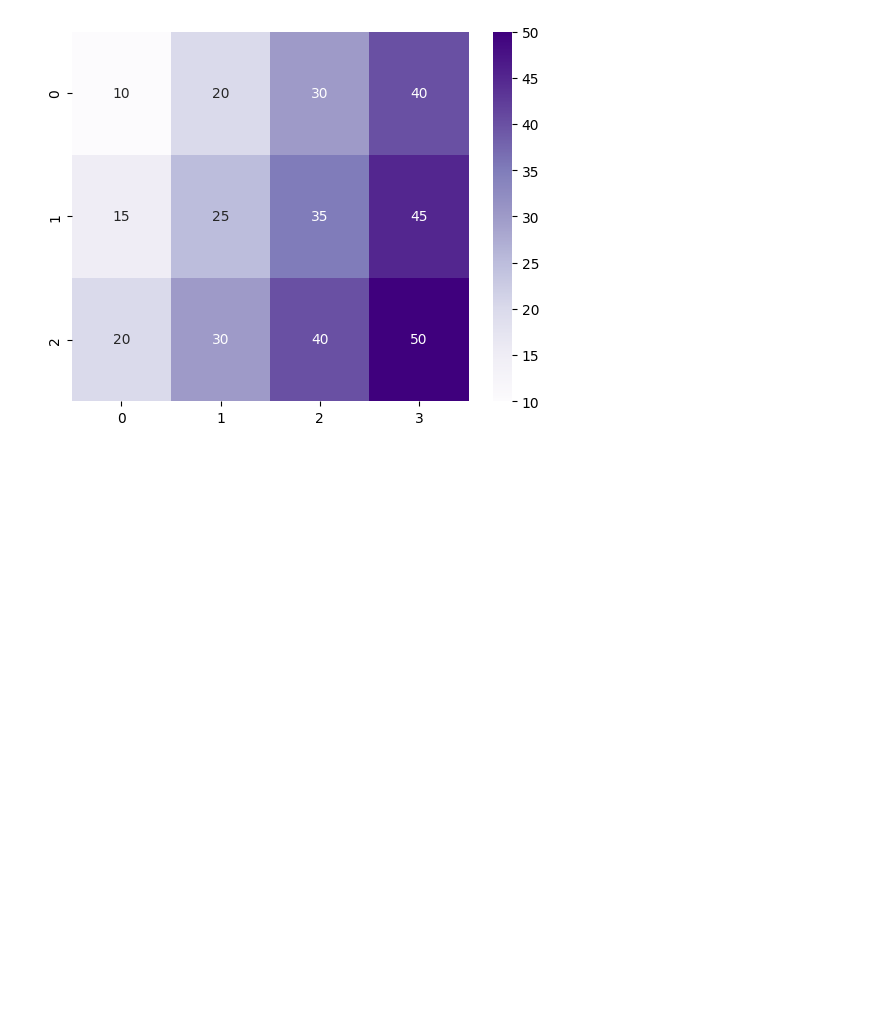
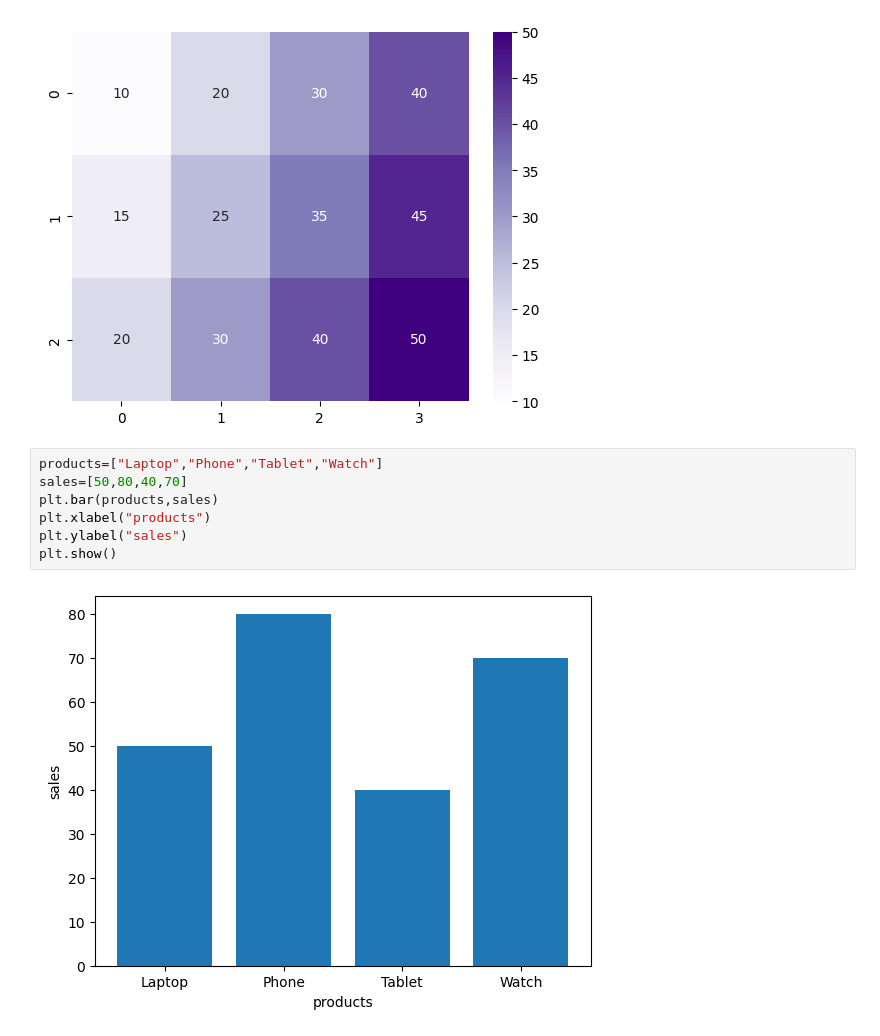
Before and after one commit to Althafvm/Data-science, a Jupyter notebook: SEABORN.ipynb, the cells around one changed output. Cells and saved outputs as stored; diff of their text form; blank space fills up the shorter version.

```diff
--- a/SEABORN.ipynb
+++ b/SEABORN.ipynb
@@ -82,3 +82,12 @@ sns.heatmap(sales,annot=True,cmap="Purples")
 plt.show()
 # %% [output]
 [figure]
+# %%
+products=["Laptop","Phone","Tablet","Watch"]
+sales=[50,80,40,70]
+plt.bar(products,sales)
+plt.xlabel("products")
+plt.ylabel("sales")
+plt.show()
+# %% [output]
+[figure, added]
```
Also changed, not shown: parts of 3 cells of this notebook.
